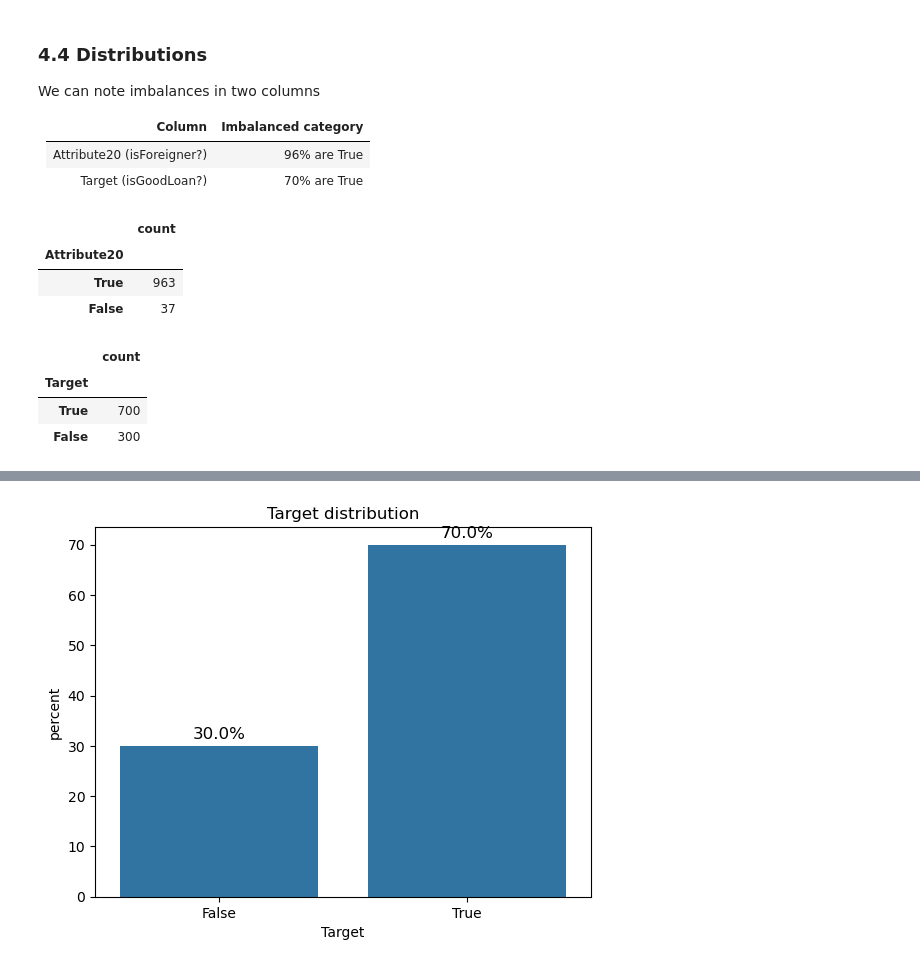
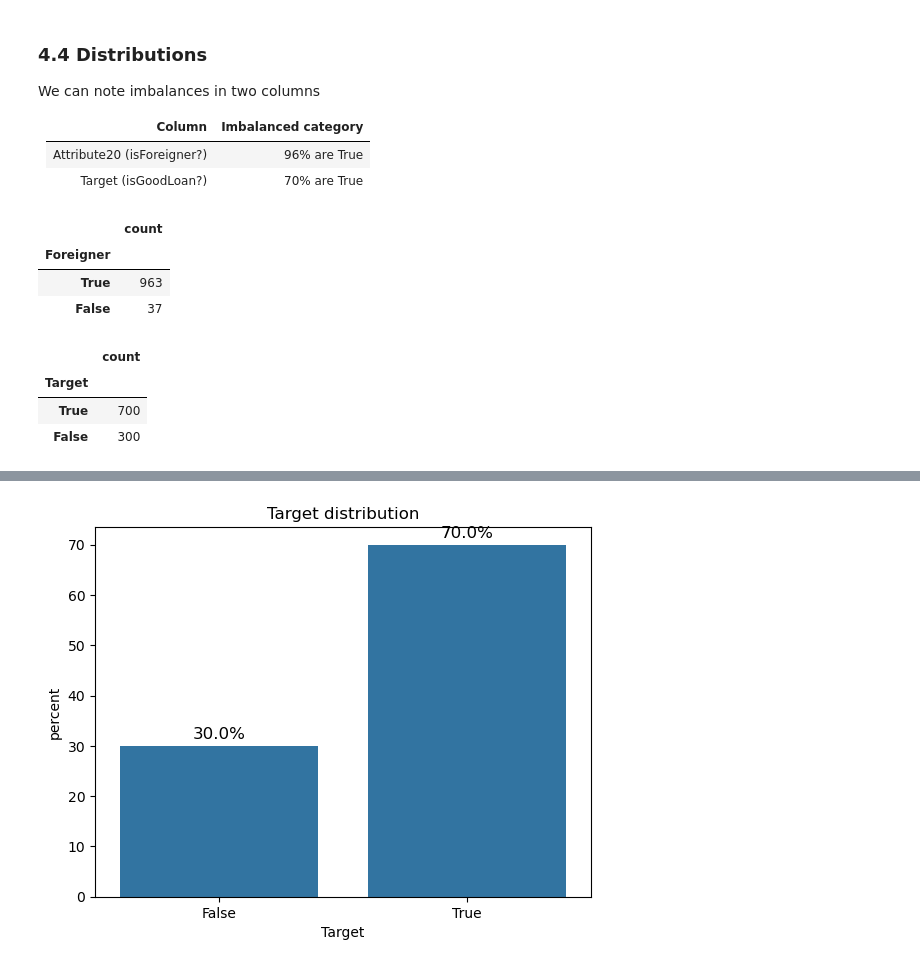
Before and after one commit to feed0/german-credit, a Jupyter notebook: notebooks/the_data.ipynb, the cells around one changed output, grey strips where cells are left out. Cells and saved outputs as stored; diff of their text form; code cells hidden in the pictures.

```diff
--- a/notebooks/the_data.ipynb
+++ b/notebooks/the_data.ipynb
@@ -187,11 +191,11 @@ We can note imbalances in two columns
 | Target (isGoodLoan?)          | 70% are True |
 # %%
 # TODO: I need to determine what is an imbalance feature with numerical values
-display(df.Attribute20.value_counts().to_frame())
+display(df.Foreigner.value_counts().to_frame())
 display(df.Target.value_counts().to_frame())
 # %% [output]
 |  | count |
-| Attribute20 |  |
+| Foreigner |  |
 | True | 963 |
 | False | 37 |
 |  | count |
```
Also changed, not shown: parts of 3 cells of this notebook, 4 other files.
